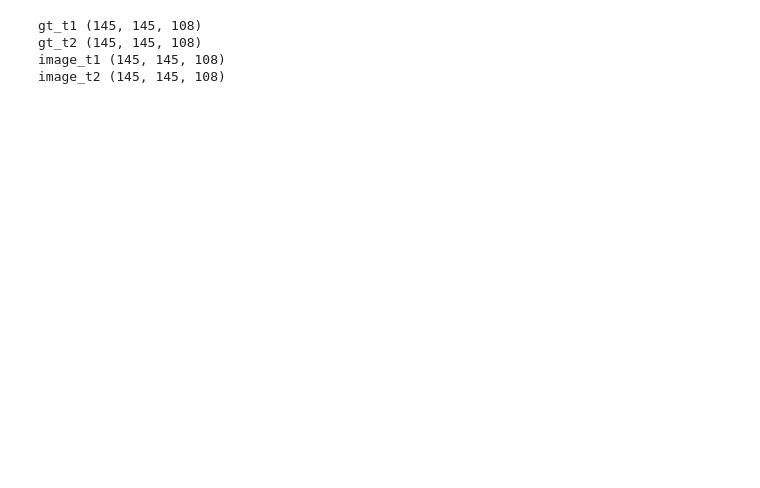
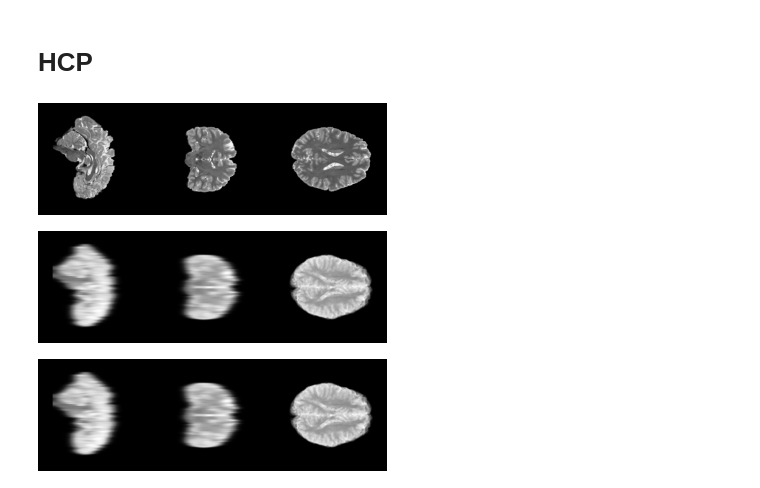
Before and after one commit to ExtremeViscent/SR-UNet, a Jupyter notebook: datasets/preproc_test.ipynb, the cells around one changed output. Drawn from its saved outputs; the diff is of its cells as text; code cells hidden in the pictures; blank space fills up the shorter version.

```diff
--- a/datasets/preproc_test.ipynb
+++ b/datasets/preproc_test.ipynb
@@ -22,35 +27,18 @@ import matplotlib.pyplot as plt
-# %%
-h5file = '/home/viscent/hdd/dhcp/dhcp_lores/preprocessed_h5/sub-CC00582XX14.h5'
-
-with h5.File(h5file, 'r') as f:
-    for k,v in f.items():
-        print(k, v.shape)
-# %% [output]
-gt_t1 (145, 145, 108)
-gt_t2 (145, 145, 108)
-image_t1 (145, 145, 108)
-image_t2 (145, 145, 108)
+# %% [markdown]
+# HCP
 # %%
 data_dir = '/media/hdd/HCP_1200'
 list_dir = glob.glob(op.join(data_dir, '*'))
 list_dir.sort()
 list_basenames = [op.basename(x) for x in list_dir]
-list_images_t1 = [op.join(x,'unprocessed','3T','T1w_MPR1',op.basename(x)+'_3T_T1w_MPR1.nii.gz') for x in list_dir]
-list_images_t2 = [op.join(x,'unprocessed','3T','T2w_SPC1',op.basename(x)+'_3T_T2w_SPC1.nii.gz') for x in list_dir]
-
+list_images_t1 = [op.join(data_dir,x,'T1w',x,'mri','T1w_hires.nii.gz') for x in list_basenames]
+list_images_t2 = [op.join(data_dir,x,'T1w',x,'mri','T2w_hires.nii.gz') for x in list_basenames]
+list_masks = [op.join(x,'T1w','brainmask_fs.nii.gz') for x in list_dir]
 # list_dir = list_dir[:300]
 # list_basenames = list_basenames[:300]
 # list_images_t1 = list_images_t1[:300]
 # list_images_t2 = list_images_t2[:300]
 
 num_samples = len(list_dir)
-spacing = [1.0,1.0,1.0]
+spacing = [1.5,1.5,5.0]
 spacing = np.array(spacing)
-spacing *= 8
-target_shape = (108, 145, 145)
-factor = spacing[2] / spacing[0]
-resize_transform = tio.Resize(target_shape=target_shape)
-resample_transform = tio.Resample(target=spacing)
-blur_transform = tio.RandomBlur(6)
-transform  = tio.Compose([resample_transform,resize_transform,blur_transform])
-transform_gt = resize_transform
@@ -91,0 +45,50 @@ load(list_images_t1,list_images_t2,list_basenames)
+# %%
+img_t1 = list_images_t1[0]
+img_t2 = list_images_t2[0]
+mask = list_masks[0]
+basename = list_basenames[0]
+
+preprocessed_path = op.join(data_dir, "preprocessed_h5")
+subject = tio.Subject(
+    image_t1 = tio.ScalarImage(img_t1),
+    image_t2 = tio.ScalarImage(img_t2),
+    mask = tio.LabelMap(mask)
+)
+transform_1 = tio.Compose([
+    tio.Mask(masking_method='mask'),
+    tio.transforms.RescaleIntensity(0., 1.),
+    tio.transforms.ToCanonical(),
+    tio.transforms.Resample(spacing),
+    tio.transforms.RandomBlur((0,0,0,0,8,8)),
+    # tio.transforms.RandomMotion(degrees=5.,translation=2.,num_transforms=10),
+    tio.transforms.Resample((1.,1.,1.)),
+])
+transform_1_gt = tio.Compose([
+    tio.Mask(masking_method='mask'),
+    tio.transforms.RescaleIntensity(0., 1.),
+    tio.transforms.ToCanonical(),
+    tio.transforms.Resample((1.,1.,1.)),
+])
+subject_gt = transform_1_gt(subject)
+subject = transform_1(subject)
+edge_max = max(subject.image_t1.data.shape)
+padding = ((edge_max - subject.image_t1.data.shape[1]) // 2,
+            (edge_max - subject.image_t1.data.shape[2]) // 2,
+                (edge_max - subject.image_t1.data.shape[3]) // 2)
+transform_2 = tio.Compose([
+    tio.Pad(padding),
+    tio.transforms.Resize((160,160,160)),
+    # tio.transforms.RandomNoise(3,(3,5)),
+])
+transform_2_gt = tio.Compose([
+    tio.Pad(padding),
+    tio.transforms.Resize((160,160,160)),
+])
+subject_gt = transform_2_gt(subject_gt)
+subject = transform_2(subject)
+display_multiplanar_center(subject_gt.image_t2.data[0])
+display_multiplanar_center(subject.image_t2.data[0])
+# %% [output]
+[figure, added]
+[figure, added]
+[figure, added]
```
Also changed, not shown: parts of 7 cells of this notebook, 8 other files.
